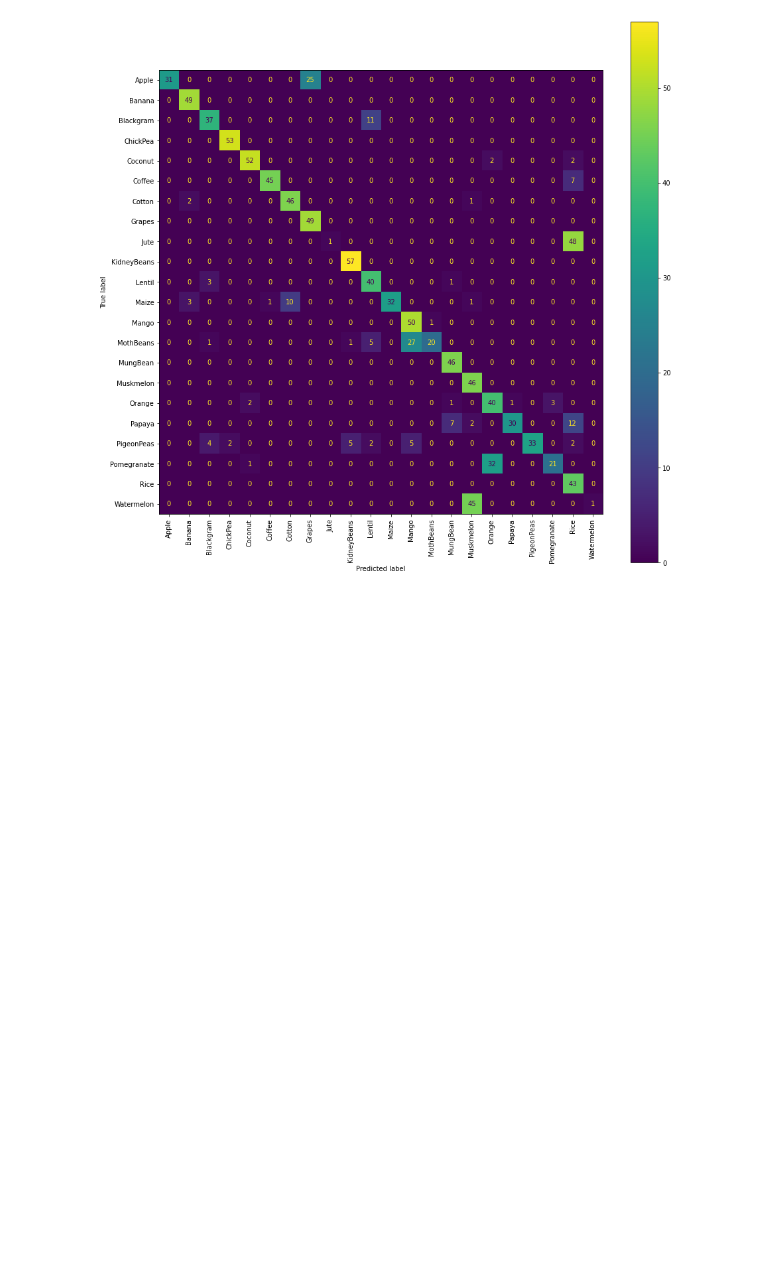
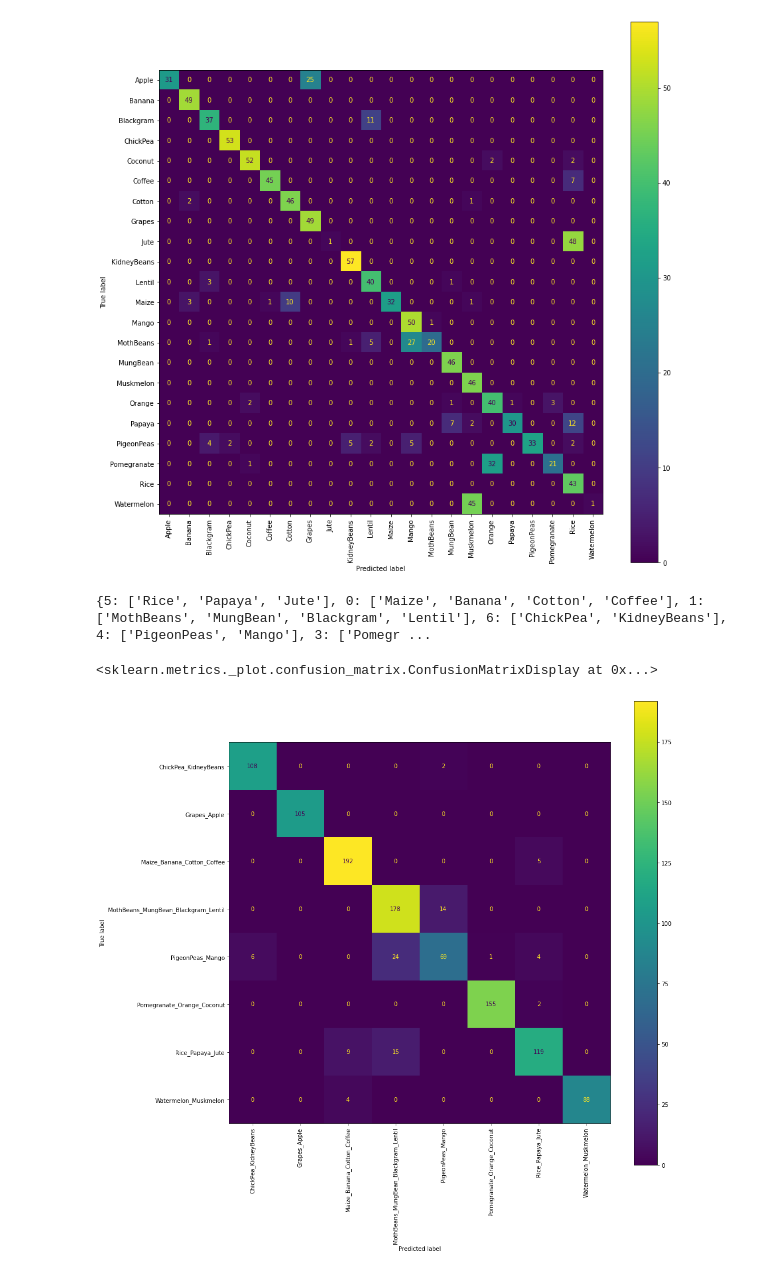
Before and after one commit to DrewClutter01/Custom-Crop-Guidance-with-AI, a Jupyter notebook: Notebooks/EDA-Clustering/Clustering.ipynb, the cells around one changed output. Cells and saved outputs as stored; diff of their text form; code cells hidden in the pictures; blank space fills up the shorter version.

Commit message:
added confusion matrix for final clusters

```diff
--- a/Notebooks/EDA-Clustering/Clustering.ipynb
+++ b/Notebooks/EDA-Clustering/Clustering.ipynb
@@ -336,3 +336,39 @@ plot_confusion_matrix(estimator=logreg_f,
 # %% [output]
 <sklearn.metrics._plot.confusion_matrix.ConfusionMatrixDisplay at 0x...>
 [figure]
+# %%
+print(final_clusters)
+df_clusters = df.copy()
+clusters = []
+for idx, row in df_clusters.iterrows():
+    for cluster in final_clusters.values():
+        if row.Crop in cluster:
+            cluster_name = ""
+            for crop in cluster:
+                cluster_name += crop + "_"
+            clusters.append(cluster_name[:-1])
+            continue
+df_clusters = pd.concat([df_clusters, pd.DataFrame(clusters,columns=["Crop_Cluster"])], axis = 1)
+df_clusters.drop("Crop", axis=1, inplace=True)
+# %% [output]
+{5: ['Rice', 'Papaya', 'Jute'], 0: ['Maize', 'Banana', 'Cotton', 'Coffee'], 1: ['MothBeans', 'MungBean', 'Blackgram', 'Lentil'], 6: ['ChickPea', 'KidneyBeans'], 4: ['PigeonPeas', 'Mango'], 3: ['Pomegr ...
+# %%
+X = df_clusters.drop("Crop_Cluster", axis=1)
+y = df_clusters["Crop_Cluster"]
+X_train, X_test, y_train, y_test = train_test_split(X, y, test_size=.5, random_state=42)
+scaler = StandardScaler()
+scaler.fit(X_train)
+X_train_sc = scaler.transform(X_train)
+X_test_sc = scaler.transform(X_test)
+logreg_f = LogisticRegression(multi_class='multinomial', C=0.01, random_state=42)
+logreg_f.fit(X_train_sc, y_train)
+
+fig, ax = plt.subplots(figsize=(15,15))
+plot_confusion_matrix(estimator=logreg_f,
+                     X=X_test_sc,
+                     y_true=y_test,
+                     ax = ax,
+                     xticks_rotation='vertical')
+# %% [output]
+<sklearn.metrics._plot.confusion_matrix.ConfusionMatrixDisplay at 0x...>
+[figure, added]
```
Also changed, not shown: parts of 3 cells of this notebook.
